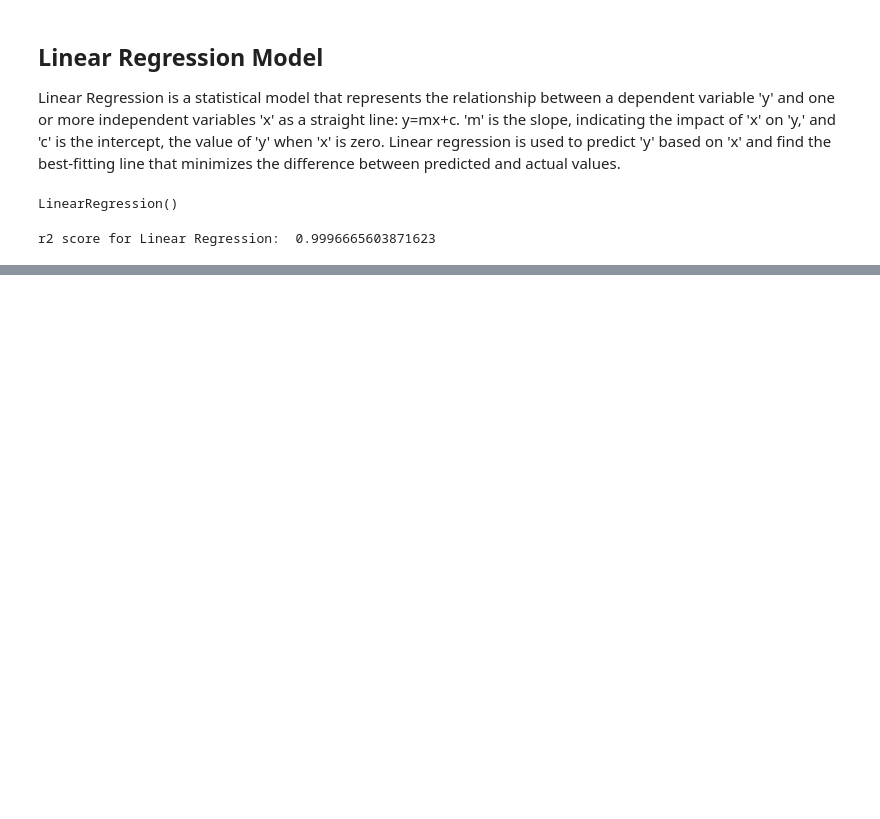
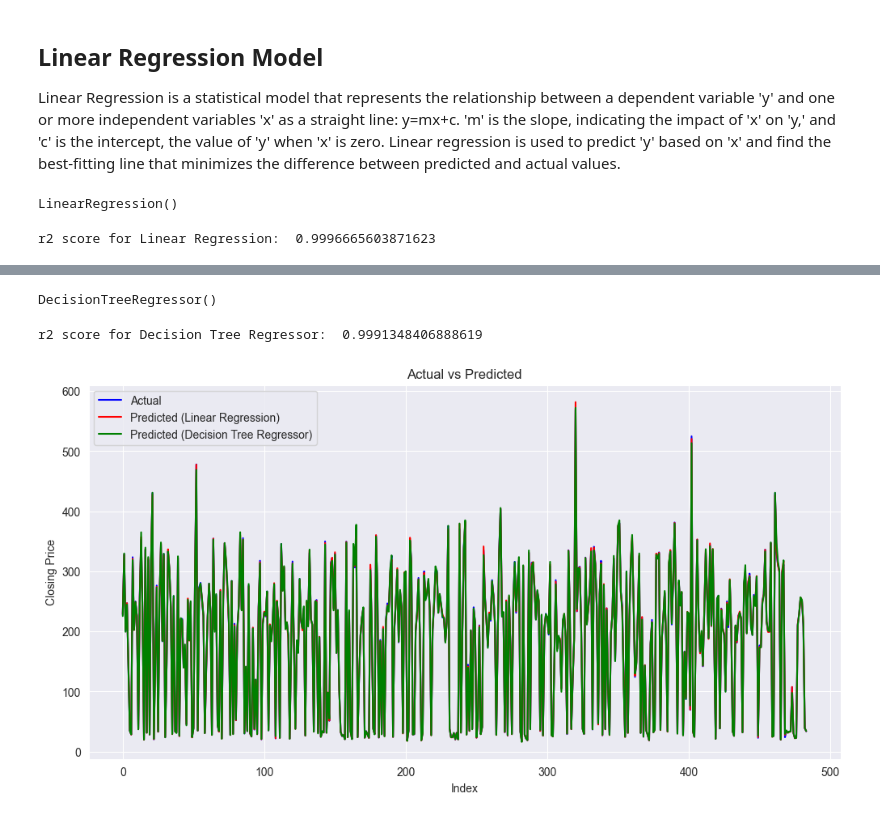
Before and after one commit to Aum-Barai/Clumoss, a Jupyter notebook: Task_2/Stock_Price_Prediction.ipynb, the cells around one changed output, grey strips where cells are left out. Saved outputs shown, nothing was run; the diff lists cells and outputs as text; code cells hidden in the pictures; blank space fills up the shorter version.

Commit message:
Using Decision Tree model and comparing the results

```diff
--- a/Task_2/Stock_Price_Prediction.ipynb
+++ b/Task_2/Stock_Price_Prediction.ipynb
@@ -150,0 +155,31 @@ r2 score for Linear Regression:  0.9996665603871623
+# %%
+# Decision Tree Regressor
+dtr = DecisionTreeRegressor() #creating an object of DecisionTreeRegressor
+
+# Training the model
+dtr.fit(X_train, Y_train) #fitting the training data into the model
+# %% [output]
+DecisionTreeRegressor()
+# %%
+# Testing the model
+Y_pred_dtr = dtr.predict(X_test) #predicting the test data
+
+# Evaluating the model
+r2_dtr = r2_score(Y_test, Y_pred_dtr) #calculating the r2_score
+print('r2 score for Decision Tree Regressor: ', r2_dtr) #printing the r2_score
+# %% [output]
+r2 score for Decision Tree Regressor:  0.9991348406888619
+# %%
+# Plotting the actual and predicted values
+sns.set_style('darkgrid')
+plt.figure(figsize=(12, 6))
+plt.plot(Y_test.values, label='Actual', color='blue')
+plt.plot(Y_pred_lr, label='Predicted (Linear Regression)', color='red')
+plt.plot(Y_pred_dtr, label='Predicted (Decision Tree Regressor)', color='green')
+plt.title('Actual vs Predicted')
+plt.xlabel('Index')
+plt.ylabel('Closing Price')
+plt.legend()
+plt.show()
+# %% [output]
+[figure, added]
```
Also changed, not shown: parts of 2 cells of this notebook.
